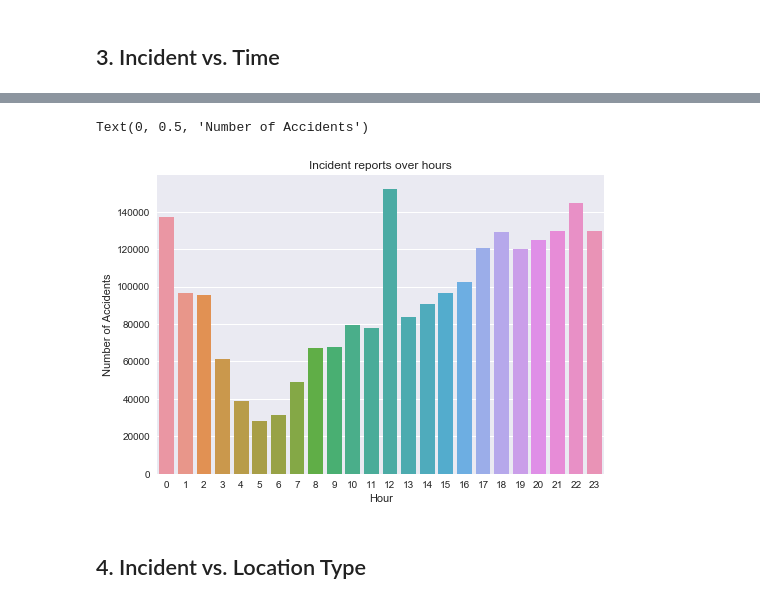
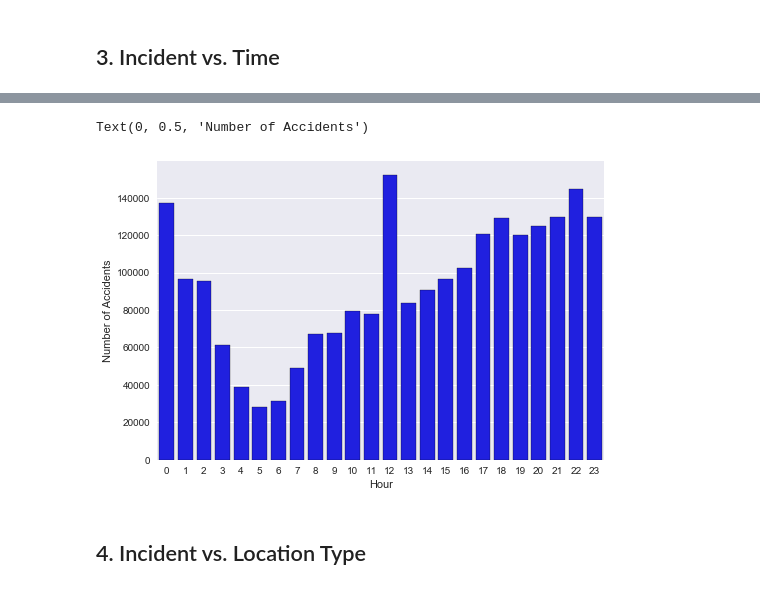
Before and after one commit to servetoksuz/Capstone_2, a Jupyter notebook: Capstone 2-Final.ipynb, the cells around one changed output, grey strips where cells are left out. Saved outputs shown, nothing was run; the diff lists cells and outputs as text; code cells hidden in the pictures.

```diff
--- a/Capstone 2-Final.ipynb
+++ b/Capstone 2-Final.ipynb
@@ -384,6 +384,8 @@ df['month']=df['occurred_date_time'].dt.strftime('%b')
 df['day']=df['occurred_date_time'].dt.day
 df['hour']=df['occurred_date_time'].dt.hour
 df['weekday']=df['occurred_date_time'].dt.strftime('%a')
+# %%
+df['distance'] = np.sqrt(np.square(df['longitude']-df['longitude'].mean()) + np.square(df['latitude'] - df['latitude'].mean()))
 # %%
 # The data is cleaned and we would like to get our first train and test scores before getting our dummy variables:
 
@@ -608,11 +617,10 @@ plt.show()
 # %%
-sns.barplot(df['hour'].value_counts().index, df['hour'].value_counts())
-plt.title('Incident reports over hours')
+sns.barplot(df['hour'].value_counts().index, df['hour'].value_counts(),edgecolor='k', color='b')
 plt.xlabel('Hour')
 plt.ylabel('Number of Accidents')
 # %% [output]
 Text(0, 0.5, 'Number of Accidents')
-[figure, old version]
+[figure, new version]
 # %% [markdown]
 ## 4. Incident vs. Location Type
 # %%
```
Also changed, not shown: parts of 89 cells of this notebook.
